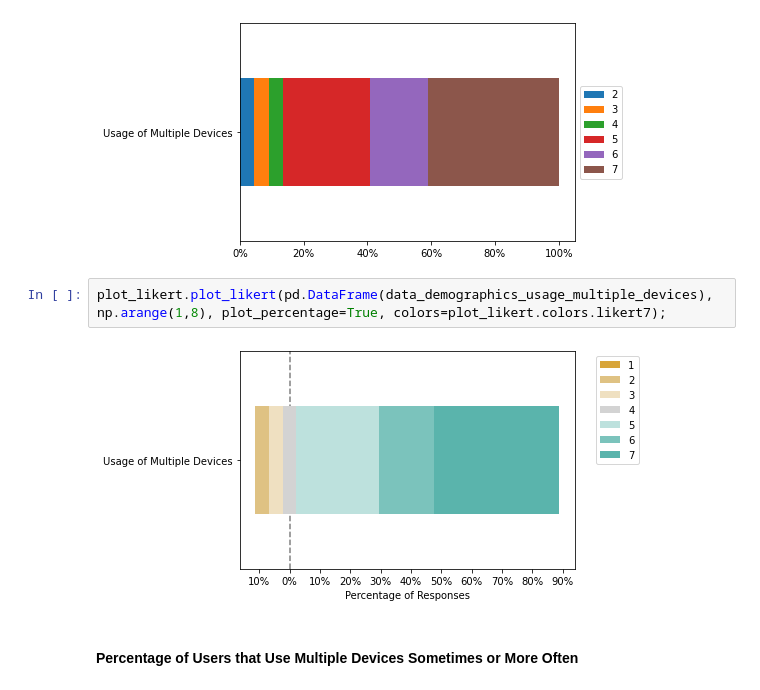
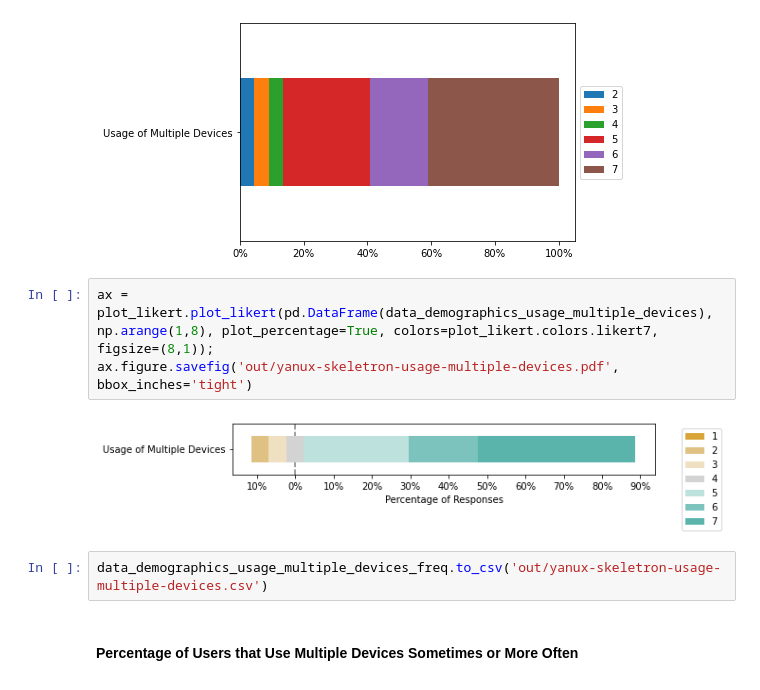
Before and after one commit to YanuX-Framework/YanuX-Cruncher, a Jupyter notebook: YanuXSkeletronUserStudy.ipynb, the cells around one changed output. Cells and saved outputs as stored; diff of their text form.

Commit message:
- More Data Analysis for the YanuX Skeletron User Study

```diff
--- a/YanuXSkeletronUserStudy.ipynb
+++ b/YanuXSkeletronUserStudy.ipynb
@@ -556,9 +572,12 @@ plot_freq(data_demographics_usage_multiple_devices_freq)
 # %% [output]
 [figure]
 # %%
-plot_likert.plot_likert(pd.DataFrame(data_demographics_usage_multiple_devices), np.arange(1,8), plot_percentage=True, colors=plot_likert.colors.likert7);
+ax = plot_likert.plot_likert(pd.DataFrame(data_demographics_usage_multiple_devices), np.arange(1,8), plot_percentage=True, colors=plot_likert.colors.likert7, figsize=(8,1));
+ax.figure.savefig('out/yanux-skeletron-usage-multiple-devices.pdf', bbox_inches='tight')
 # %% [output]
-[figure, old version]
+[figure, new version]
+# %%
+data_demographics_usage_multiple_devices_freq.to_csv('out/yanux-skeletron-usage-multiple-devices.csv')
 # %% [markdown]
 #### Percentage of Users that Use Multiple Devices Sometimes or More Often
 # %%
```
Also changed, not shown: parts of 61 cells of this notebook.
